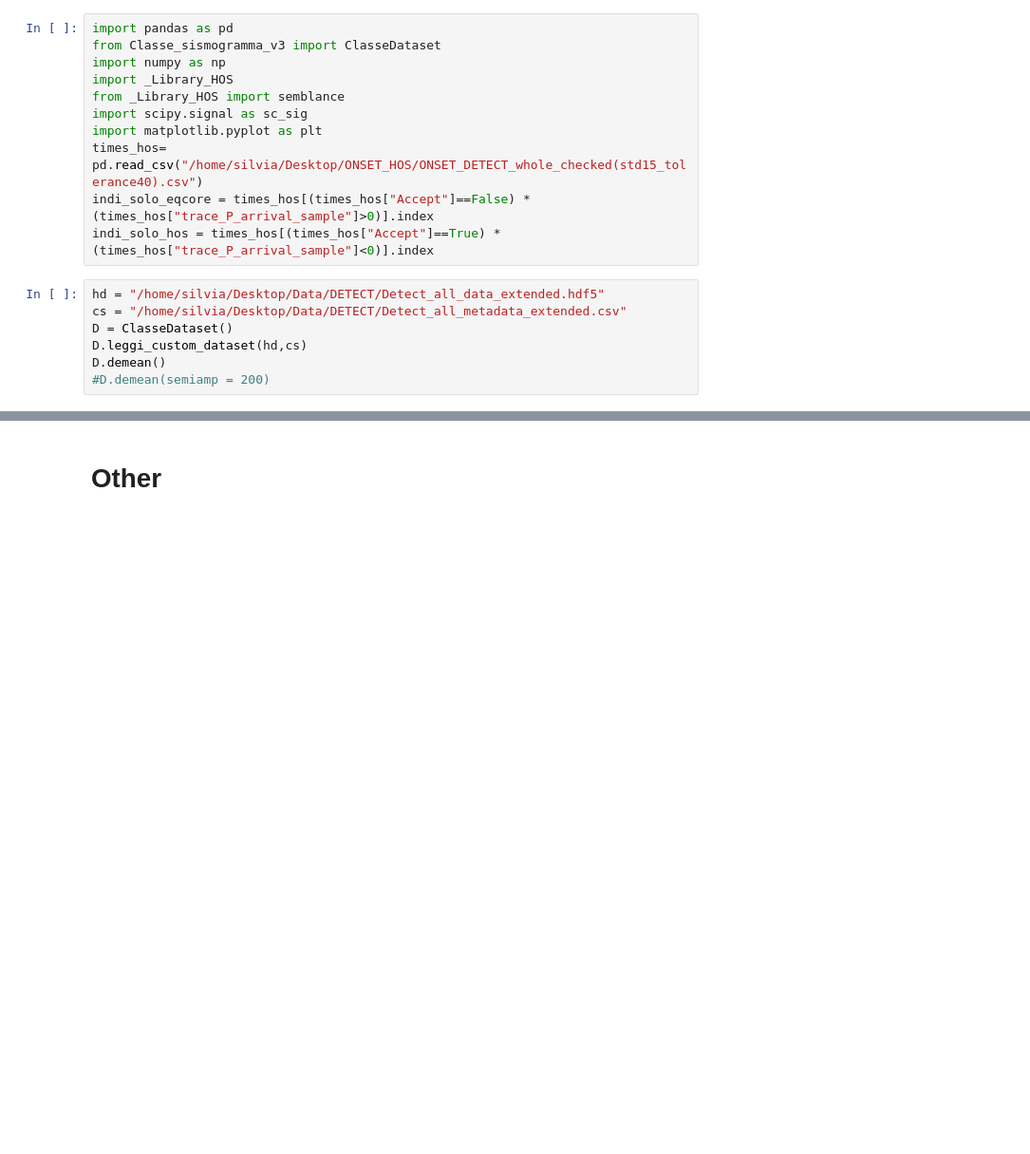
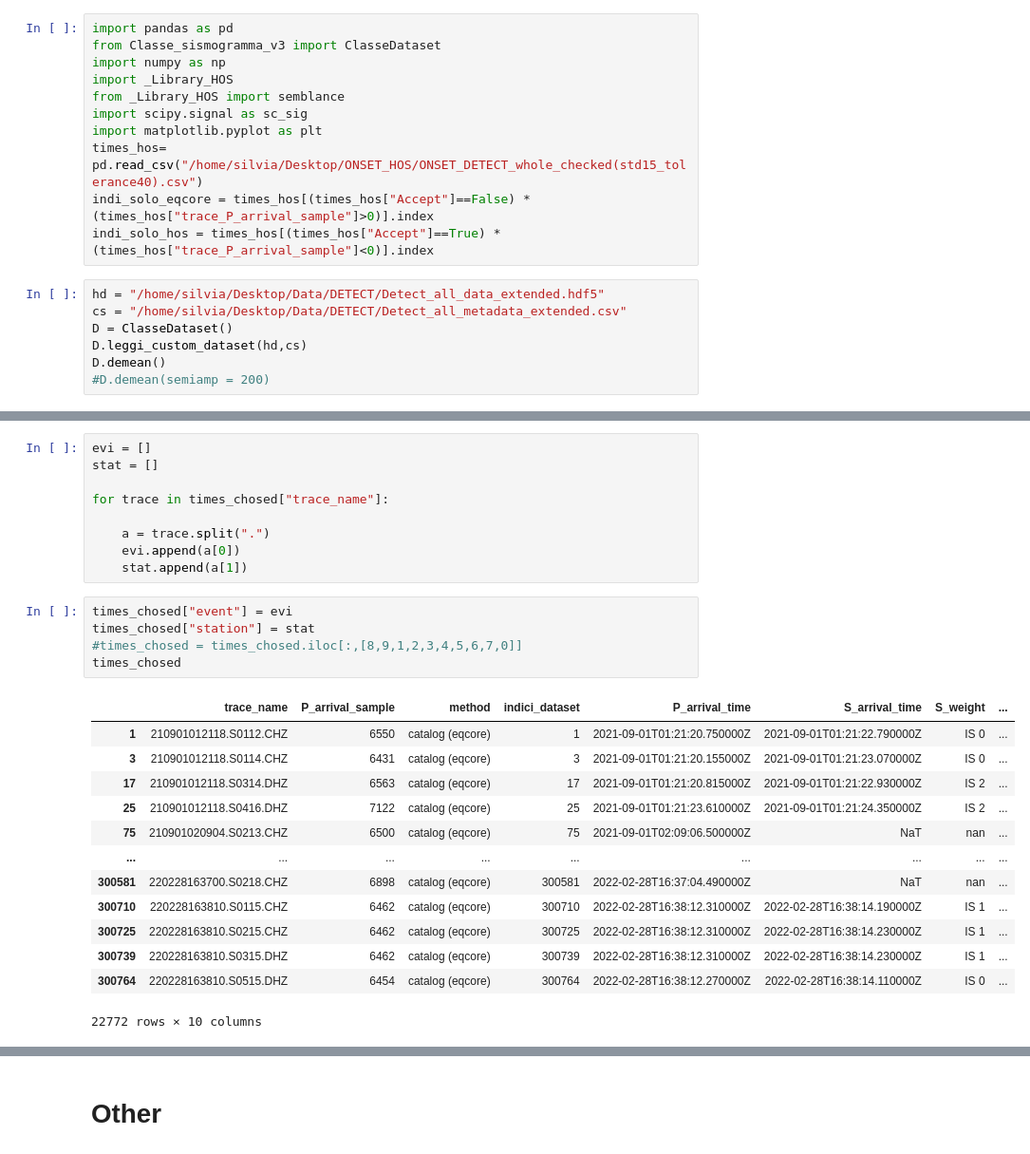
Before and after one commit to Nemenick/primoprogetto, a Jupyter notebook: Codici/_Test.ipynb, the cells around one changed output, grey strips where cells are left out. Shown at 95% size. Cells and saved outputs as stored; diff of their text form; blank space fills up the shorter version.

```diff
--- a/Codici/_Test.ipynb
+++ b/Codici/_Test.ipynb
@@ -761,0 +825,28 @@ times_chosed
+# %%
+evi = []
+stat = []
+
+for trace in times_chosed["trace_name"]:
+
+    a = trace.split(".")
+    evi.append(a[0])
+    stat.append(a[1])
+# %%
+times_chosed["event"] = evi
+times_chosed["station"] = stat
+#times_chosed = times_chosed.iloc[:,[8,9,1,2,3,4,5,6,7,0]]
+times_chosed
+# %% [output]
+|  | trace_name | P_arrival_sample | method | indici_dataset | P_arrival_time | S_arrival_time | S_weight | ... |
+| 1 | 210901012118.S0112.CHZ | 6550 | catalog (eqcore) | 1 | 2021-09-01T01:21:20.750000Z | 2021-09-01T01:21:22.790000Z | IS 0 | ... |
+| 3 | 210901012118.S0114.CHZ | 6431 | catalog (eqcore) | 3 | 2021-09-01T01:21:20.155000Z | 2021-09-01T01:21:23.070000Z | IS 0 | ... |
+| 17 | 210901012118.S0314.DHZ | 6563 | catalog (eqcore) | 17 | 2021-09-01T01:21:20.815000Z | 2021-09-01T01:21:22.930000Z | IS 2 | ... |
+| 25 | 210901012118.S0416.DHZ | 7122 | catalog (eqcore) | 25 | 2021-09-01T01:21:23.610000Z | 2021-09-01T01:21:24.350000Z | IS 2 | ... |
+| 75 | 210901020904.S0213.CHZ | 6500 | catalog (eqcore) | 75 | 2021-09-01T02:09:06.500000Z | NaT | nan | ... |
+| ... | ... | ... | ... | ... | ... | ... | ... | ... |
+| 300581 | 220228163700.S0218.CHZ | 6898 | catalog (eqcore) | 300581 | 2022-02-28T16:37:04.490000Z | NaT | nan | ... |
+| 300710 | 220228163810.S0115.CHZ | 6462 | catalog (eqcore) | 300710 | 2022-02-28T16:38:12.310000Z | 2022-02-28T16:38:14.190000Z | IS 1 | ... |
+| 300725 | 220228163810.S0215.CHZ | 6462 | catalog (eqcore) | 300725 | 2022-02-28T16:38:12.310000Z | 2022-02-28T16:38:14.230000Z | IS 1 | ... |
+| 300739 | 220228163810.S0315.DHZ | 6462 | catalog (eqcore) | 300739 | 2022-02-28T16:38:12.310000Z | 2022-02-28T16:38:14.230000Z | IS 1 | ... |
+| 300764 | 220228163810.S0515.DHZ | 6454 | catalog (eqcore) | 300764 | 2022-02-28T16:38:12.270000Z | 2022-02-28T16:38:14.110000Z | IS 0 | ... |
+22772 rows × 10 columns
```
Also changed, not shown: parts of 19 cells of this notebook, 1 other file.
